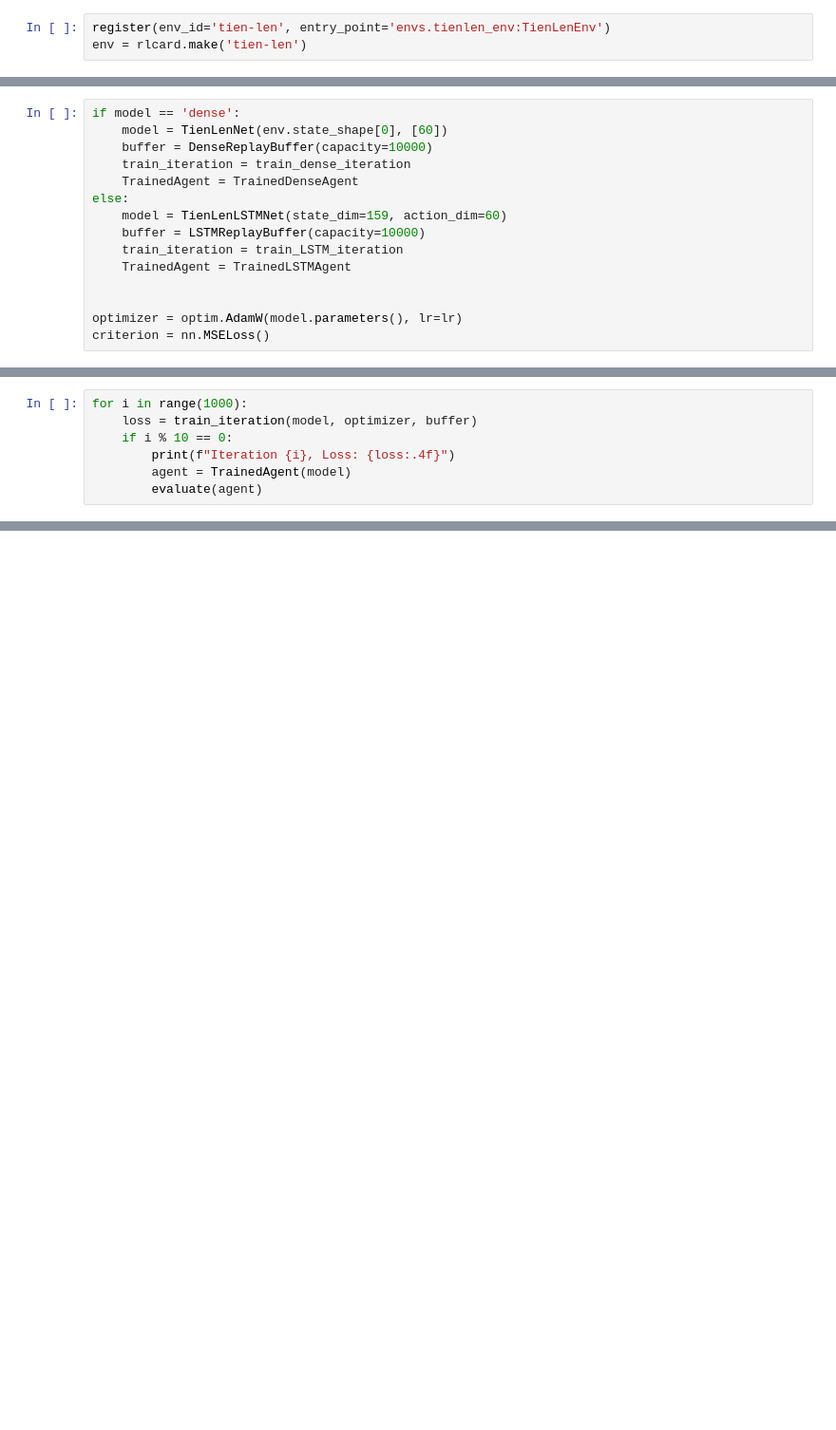
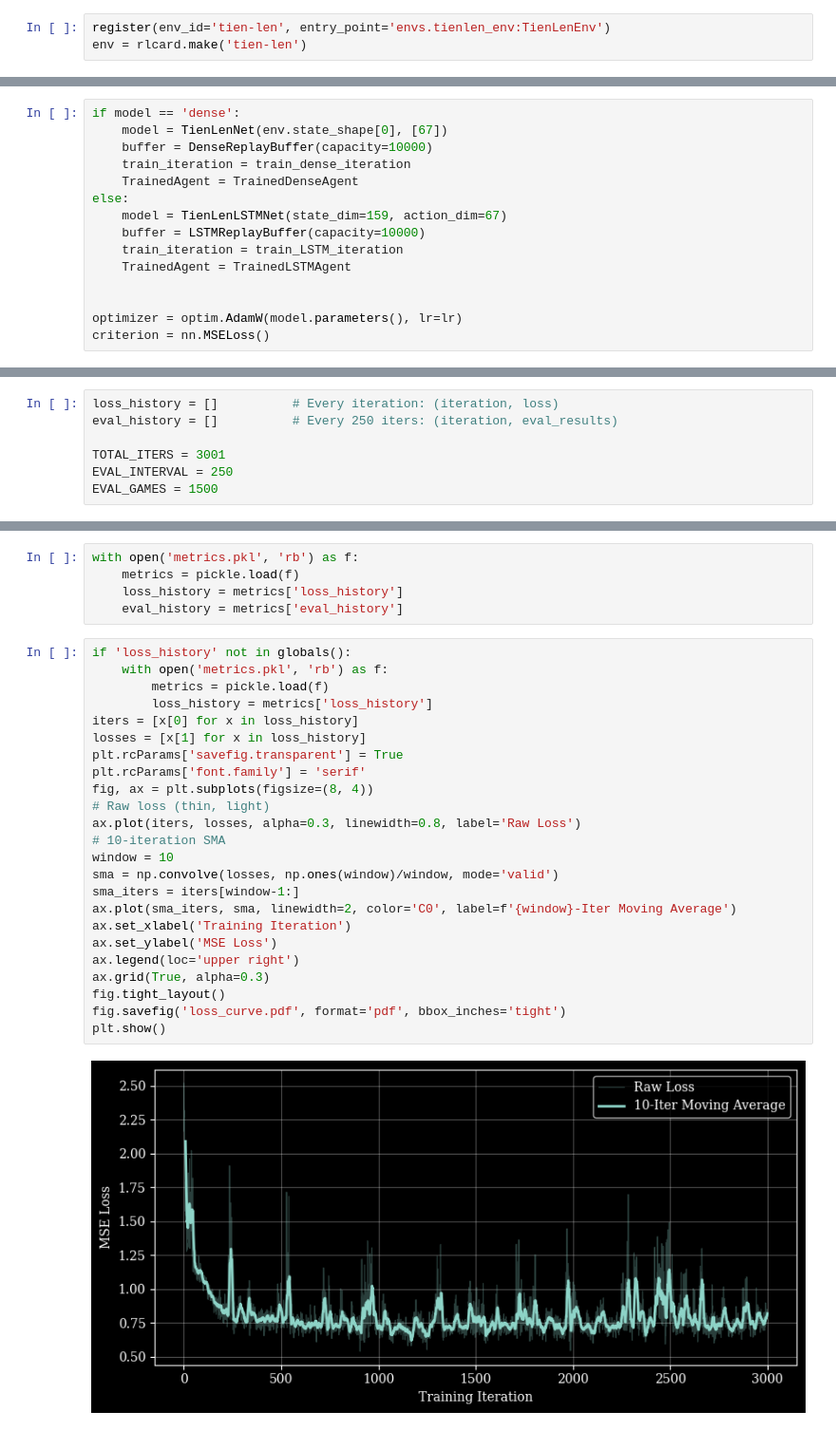
Before and after one commit to hoangdung-nguyen/rl-tien-len, a Jupyter notebook: main.ipynb, the cells around one changed output, grey strips where cells are left out. Shown at 95% size. Cells and saved outputs as stored; diff of their text form; blank space fills up the shorter version.

```diff
--- a/main.ipynb
+++ b/main.ipynb
@@ -330,12 +289,12 @@ def play_test_game(trained_agent):
     print(f"Final Payoffs: {env.get_payoffs()}")
 # %%
 if model == 'dense':
-    model = TienLenNet(env.state_shape[0], [60])
+    model = TienLenNet(env.state_shape[0], [67])
     buffer = DenseReplayBuffer(capacity=10000)
     train_iteration = train_dense_iteration
     TrainedAgent = TrainedDenseAgent
 else:
-    model = TienLenLSTMNet(state_dim=159, action_dim=60)
+    model = TienLenLSTMNet(state_dim=159, action_dim=67)
     buffer = LSTMReplayBuffer(capacity=10000)
     train_iteration = train_LSTM_iteration
     TrainedAgent = TrainedLSTMAgent
@@ -372,7 +318,7 @@ KeyboardInterrupt:
 # %%
-for i in range(1000):
-    loss = train_iteration(model, optimizer, buffer)
-    if i % 10 == 0:
-        print(f"Iteration {i}, Loss: {loss:.4f}")
-        agent = TrainedAgent(model)
-        evaluate(agent)
+loss_history = []          # Every iteration: (iteration, loss)
+eval_history = []          # Every 250 iters: (iteration, eval_results)
+
+TOTAL_ITERS = 3001
+EVAL_INTERVAL = 250
+EVAL_GAMES = 1500
@@ -405,0 +395,31 @@ play_test_game(agent)
+# %%
+with open('metrics.pkl', 'rb') as f:
+    metrics = pickle.load(f)
+    loss_history = metrics['loss_history']
+    eval_history = metrics['eval_history']
+# %%
+if 'loss_history' not in globals():
+    with open('metrics.pkl', 'rb') as f:
+        metrics = pickle.load(f)
+        loss_history = metrics['loss_history']
+iters = [x[0] for x in loss_history]
+losses = [x[1] for x in loss_history]
+plt.rcParams['savefig.transparent'] = True
+plt.rcParams['font.family'] = 'serif'
+fig, ax = plt.subplots(figsize=(8, 4))
+# Raw loss (thin, light)
+ax.plot(iters, losses, alpha=0.3, linewidth=0.8, label='Raw Loss')
+# 10-iteration SMA
+window = 10
+sma = np.convolve(losses, np.ones(window)/window, mode='valid')
+sma_iters = iters[window-1:]
+ax.plot(sma_iters, sma, linewidth=2, color='C0', label=f'{window}-Iter Moving Average')
+ax.set_xlabel('Training Iteration')
+ax.set_ylabel('MSE Loss')
+ax.legend(loc='upper right')
+ax.grid(True, alpha=0.3)
+fig.tight_layout()
+fig.savefig('loss_curve.pdf', format='pdf', bbox_inches='tight')
+plt.show()
+# %% [output]
+[figure, added]
```
Also changed, not shown: parts of 15 cells of this notebook, 5 other files.
